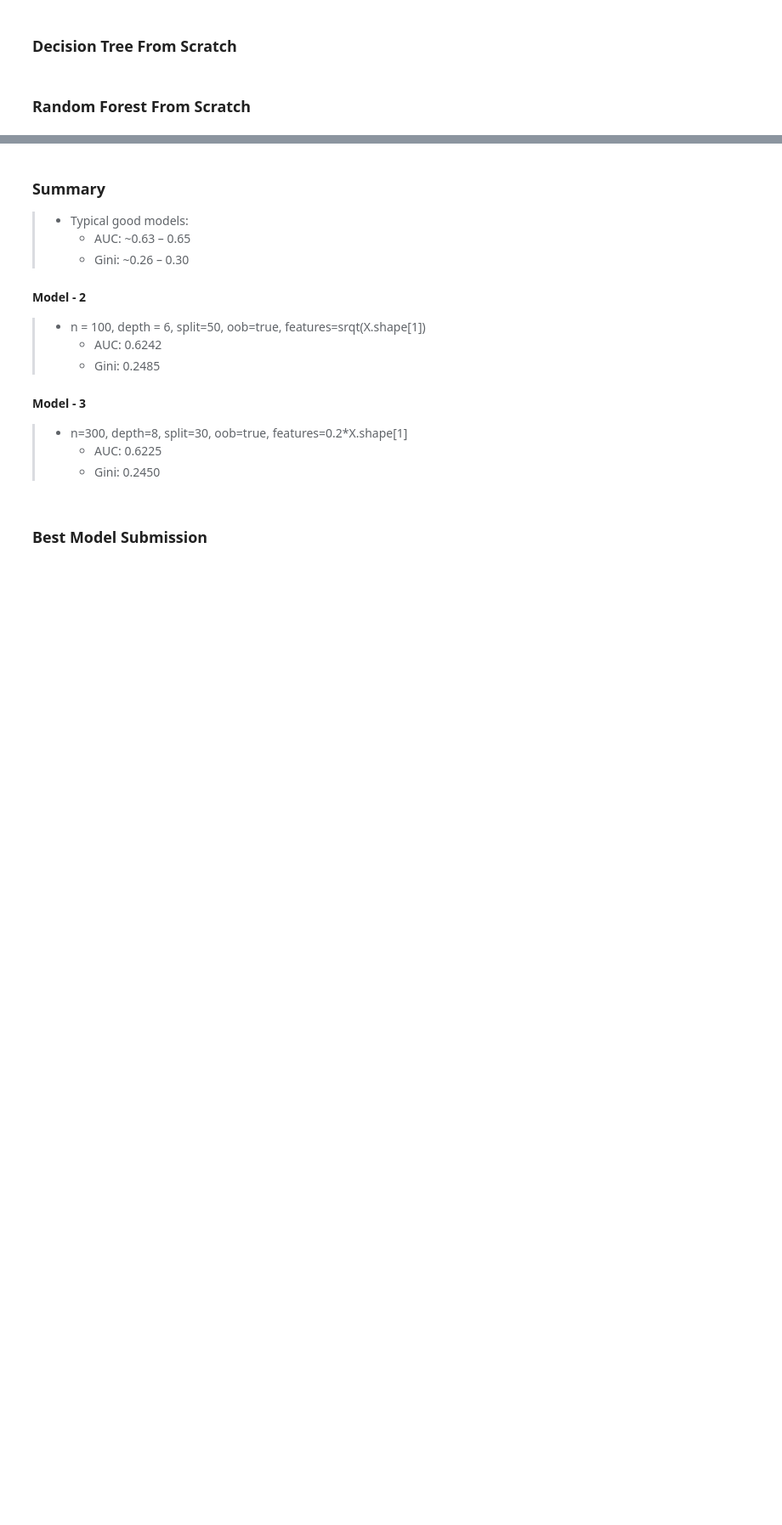
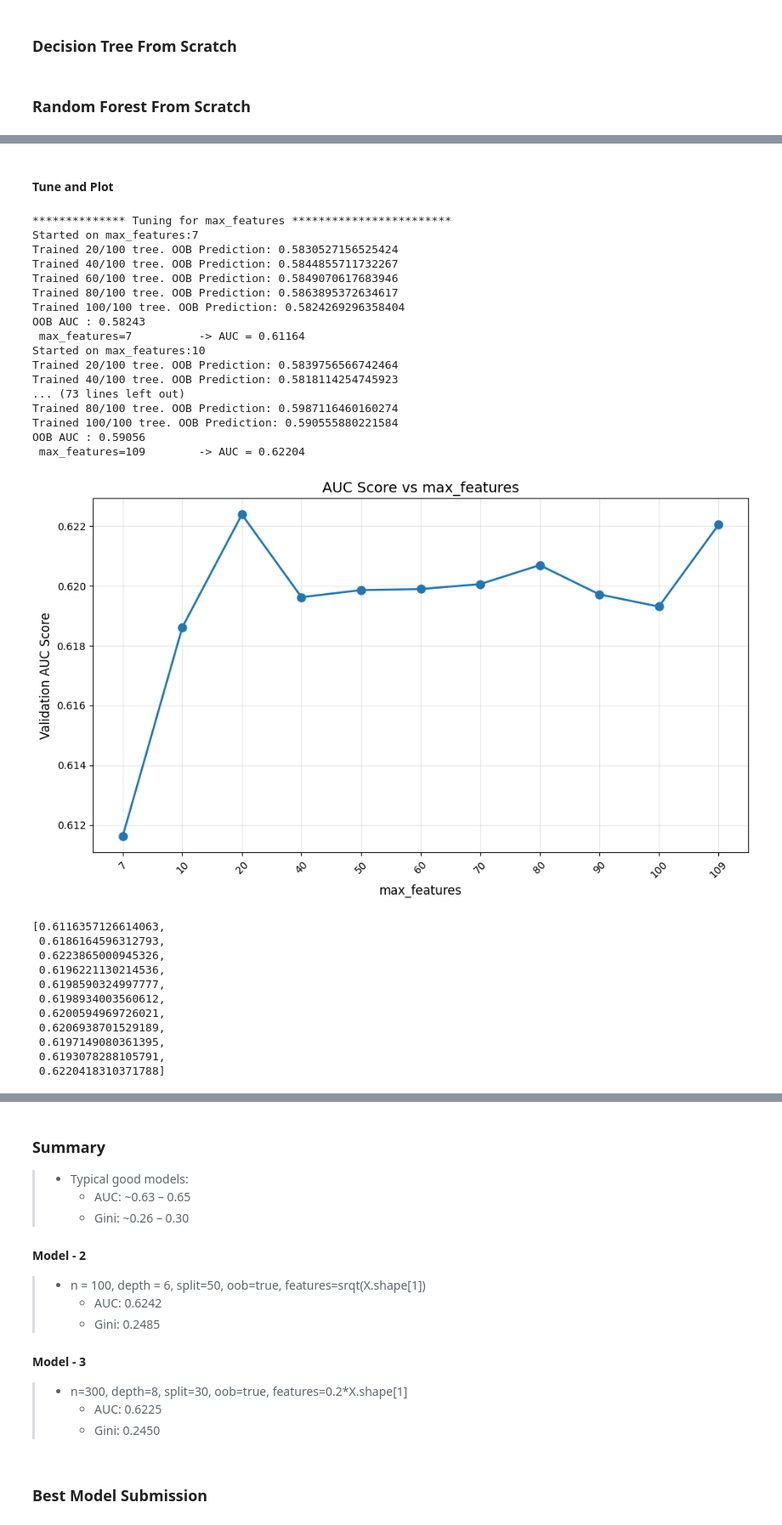
Before and after one commit to adarshanumula7/Insurance_Claim_Predictions, a Jupyter notebook: Models/Randon_Forest.ipynb, the cells around one changed output, grey strips where cells are left out. Shown at 85% size. Drawn from its saved outputs; the diff is of its cells as text; code cells hidden in the pictures; blank space fills up the shorter version.

Commit message:
Random Forest Model Trained.

```diff
--- a/Models/Randon_Forest.ipynb
+++ b/Models/Randon_Forest.ipynb
@@ -652,0 +599,43 @@ Gini Score for Model-3 : 0.24506666729160953
+# %% [markdown]
+#### Tune and Plot
+# %%
+from sklearn.metrics import roc_auc_score
+import matplotlib.pyplot as plt
+
+def tune_and_plot(param_name, param_values, xlabel):
+    """Tune one parameter while others default."""
+    auc_scores = []
+    for val in param_values:
+        params = default_params.copy()
+        params[param_name] = val
+        #try:
+        print(f"Started on {param_name}:{val}")
+        model_RF = RandomForestClassifierScratch(**params)
+        model_RF.fit(X_train_sub, y_train_sub)
+        proba_val = model_RF.predict_proba(X_valid)
+        auc = roc_auc_score(y_valid, proba_val)
+        # Safe printing: handle None specially
+        val_str = "None" if val is None else str(val)
+
+        print(f" {param_name}={val_str:10} -> AUC = {auc:.5f}")
+        auc_scores.append(auc)
+
+        #except Exception as e:
+        #    print(f" {param_name}={val} → ERROR: {type(e).__name__} - {e}")
+        #    auc_scores.append(np.nan)
+
+    # Prepare x-axis for plotting (convert None to string)
+    x_ticks = ["None" if v is None else str(v) for v in param_values]
+
+    # Plot
+    plt.figure(figsize=(10, 6))
+    plt.plot(range(len(param_values)), auc_scores, marker='o', linewidth=2, markersize=8)
+    plt.xticks(range(len(param_values)), x_ticks, rotation=45)
+    plt.title(f'AUC Score vs {param_name}', fontsize=14)
+    plt.xlabel(xlabel, fontsize=12)
+    plt.ylabel('Validation AUC Score', fontsize=12)
+    plt.grid(True, alpha=0.3)
+    plt.tight_layout()
+    plt.show()
+
+    return auc_scores
@@ -652,0 +689,34 @@ Gini Score for Model-3 : 0.24506666729160953
+# %%
+print("************** Tuning for max_features ************************")
+param_values = [7, 10, 20, 40, 50, 60, 70, 80, 90, 100, 109] # [7, 10, 20, 40, 50, 60, 70, 80, 90, 100, 109]
+tune_and_plot('max_features', param_values, 'max_features')
+# %% [output]
+************** Tuning for max_features ************************
+Started on max_features:7
+Trained 20/100 tree. OOB Prediction: 0.5830527156525424
+Trained 40/100 tree. OOB Prediction: 0.5844855711732267
+Trained 60/100 tree. OOB Prediction: 0.5849070617683946
+Trained 80/100 tree. OOB Prediction: 0.5863895372634617
+Trained 100/100 tree. OOB Prediction: 0.5824269296358404
+OOB AUC : 0.58243
+ max_features=7          -> AUC = 0.61164
+Started on max_features:10
+Trained 20/100 tree. OOB Prediction: 0.5839756566742464
+Trained 40/100 tree. OOB Prediction: 0.5818114254745923
+... (73 lines left out)
+Trained 80/100 tree. OOB Prediction: 0.5987116460160274
+Trained 100/100 tree. OOB Prediction: 0.590555880221584
+OOB AUC : 0.59056
+ max_features=109        -> AUC = 0.62204
+[figure, added]
+[0.6116357126614063,
+ 0.6186164596312793,
+ 0.6223865000945326,
+ 0.6196221130214536,
+ 0.6198590324997777,
+ 0.6198934003560612,
+ 0.6200594969726021,
+ 0.6206938701529189,
+ 0.6197149080361395,
+ 0.6193078288105791,
+ 0.6220418310371788]
```
Also changed, not shown: parts of 73 cells of this notebook.
